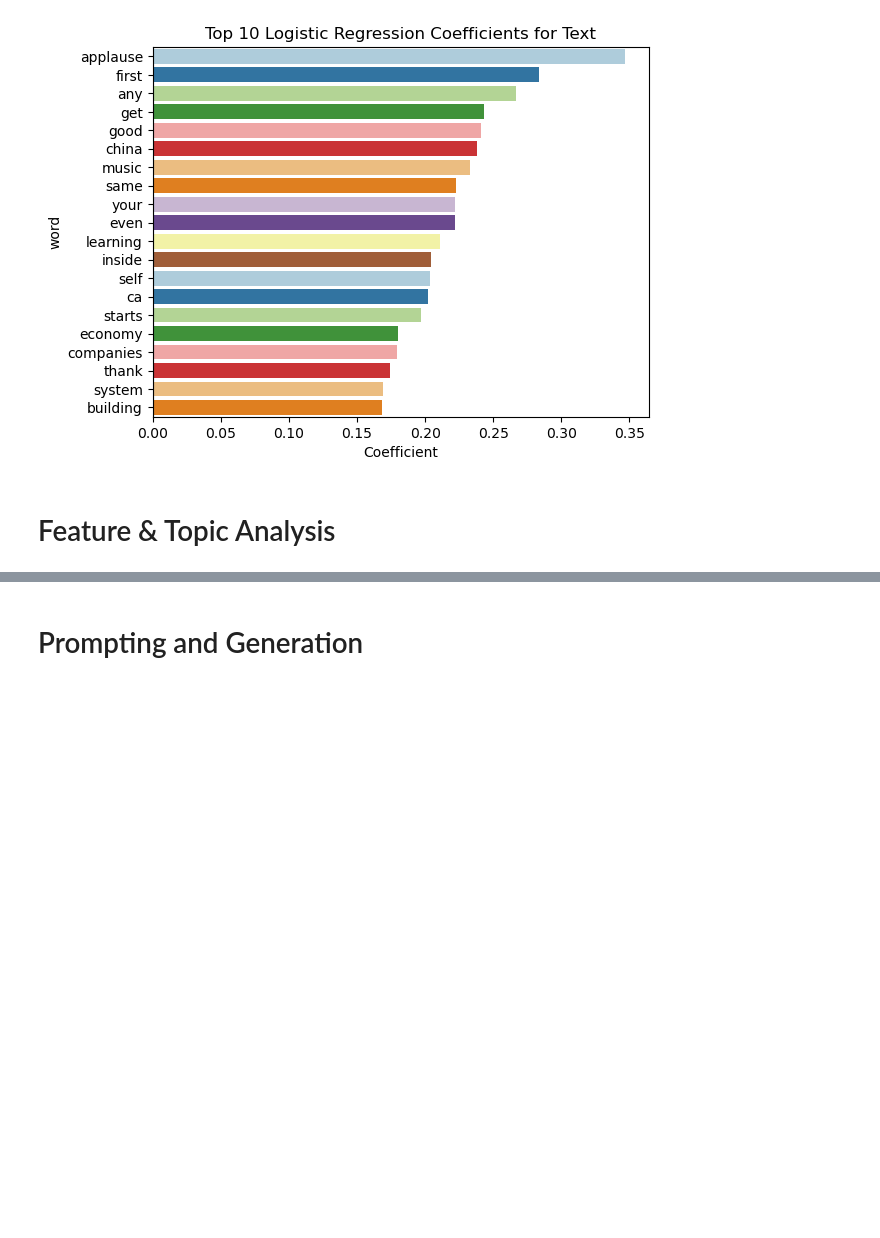
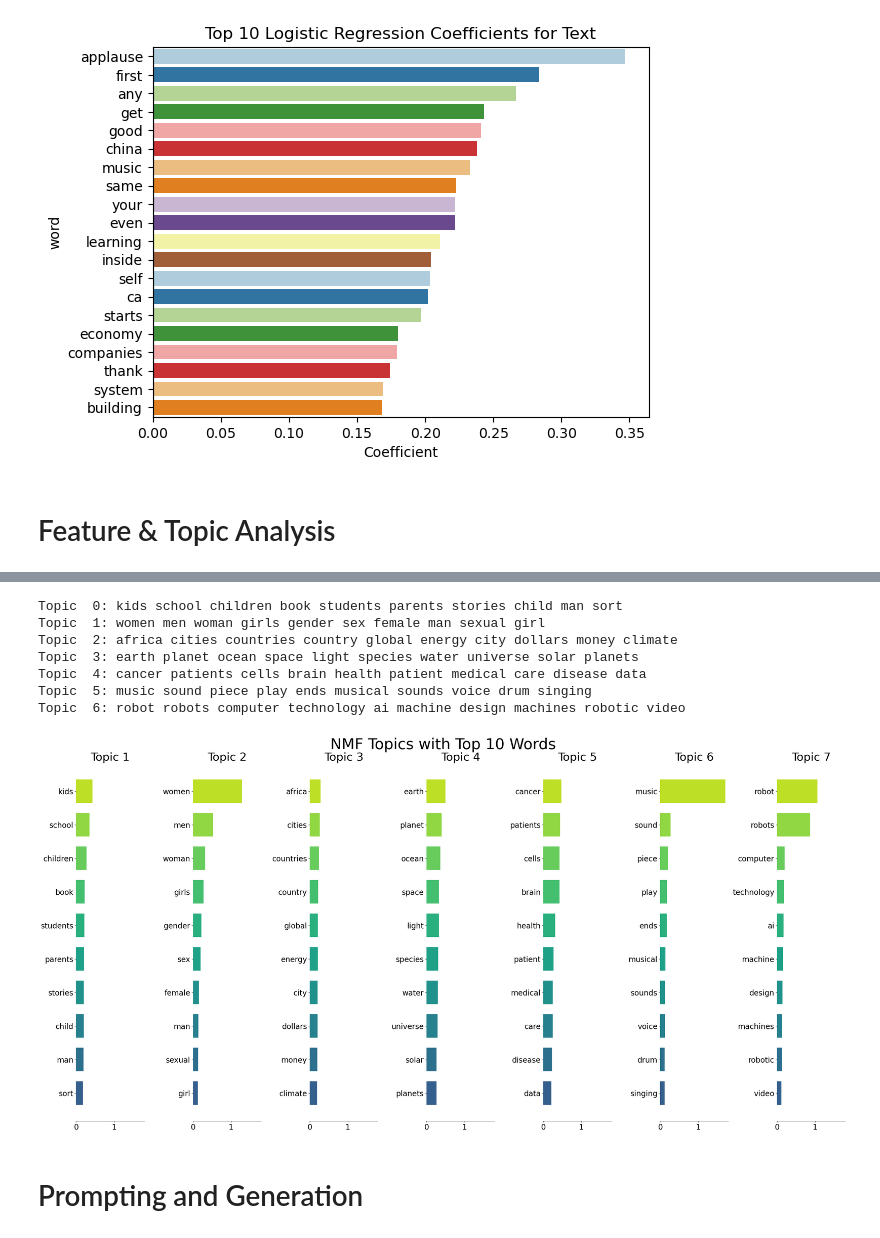
Before and after one commit to kyleenaxin/3350-final, a Jupyter notebook: project.ipynb, the cells around one changed output, grey strips where cells are left out. Cells and saved outputs as stored; diff of their text form; code cells hidden in the pictures; blank space fills up the shorter version.

```diff
--- a/project.ipynb
+++ b/project.ipynb
@@ -563,22 +581,34 @@ Topic  6: neurons microbes ai muscle muscles antibiotics flies bone fruit intera
 # %%
 #initialize NMF
 nmf = NMF(
     n_components= 7,
     init='nndsvd',
     random_state=42
 )
 
 #fit NMF and extract components + feature names
 nmf_fit = nmf.fit_transform(data_vectorized)
 nmf_components = nmf.components_
 feature_names = vectorizer.get_feature_names_out()
 
 #use print func to see topic categories
 print_top_words(
     model=nmf,
     feature_names= vectorizer.get_feature_names_out(),
     n_top_words=10
 )
+
+display_topics(nmf, vectorizer.get_feature_names_out(), k_top_words=10, title = "NMF Topics with Top 10 Words",
+               n_topics=7)
+# %% [output]
+Topic  0: kids school children book students parents stories child man sort
+Topic  1: women men woman girls gender sex female man sexual girl
+Topic  2: africa cities countries country global energy city dollars money climate
+Topic  3: earth planet ocean space light species water universe solar planets
+Topic  4: cancer patients cells brain health patient medical care disease data
+Topic  5: music sound piece play ends musical sounds voice drum singing
+Topic  6: robot robots computer technology ai machine design machines robotic video
+[figure, added]
 # %% [markdown]
 # Prompting and Generation
 # %% [markdown]
```
Also changed, not shown: parts of 6 cells of this notebook.
